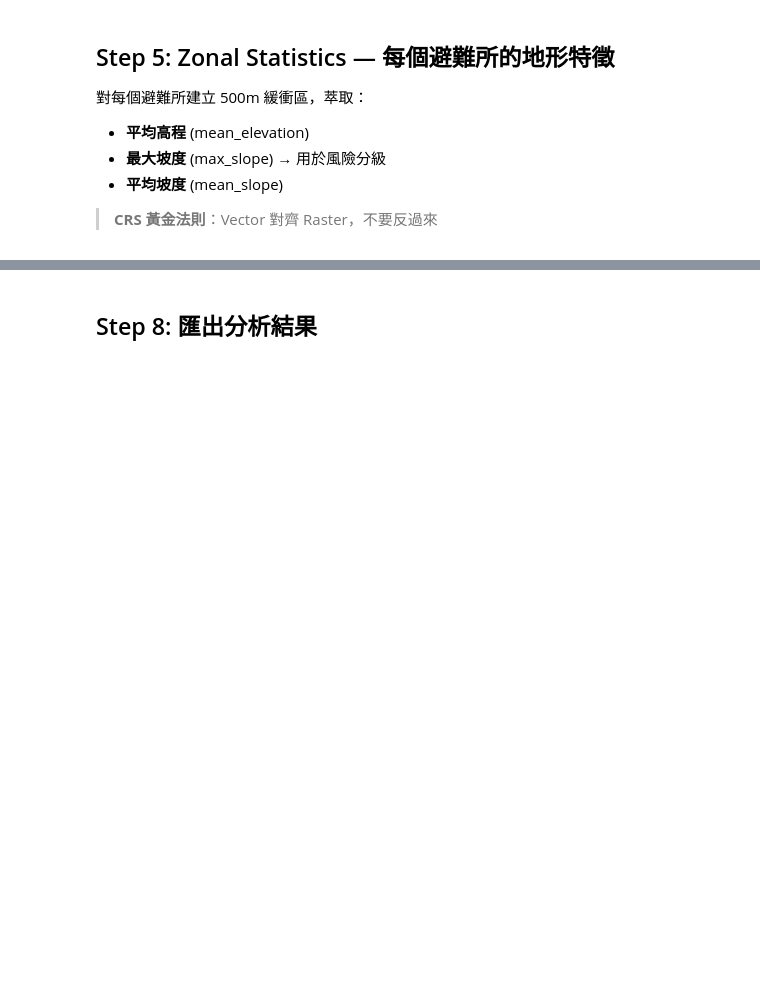
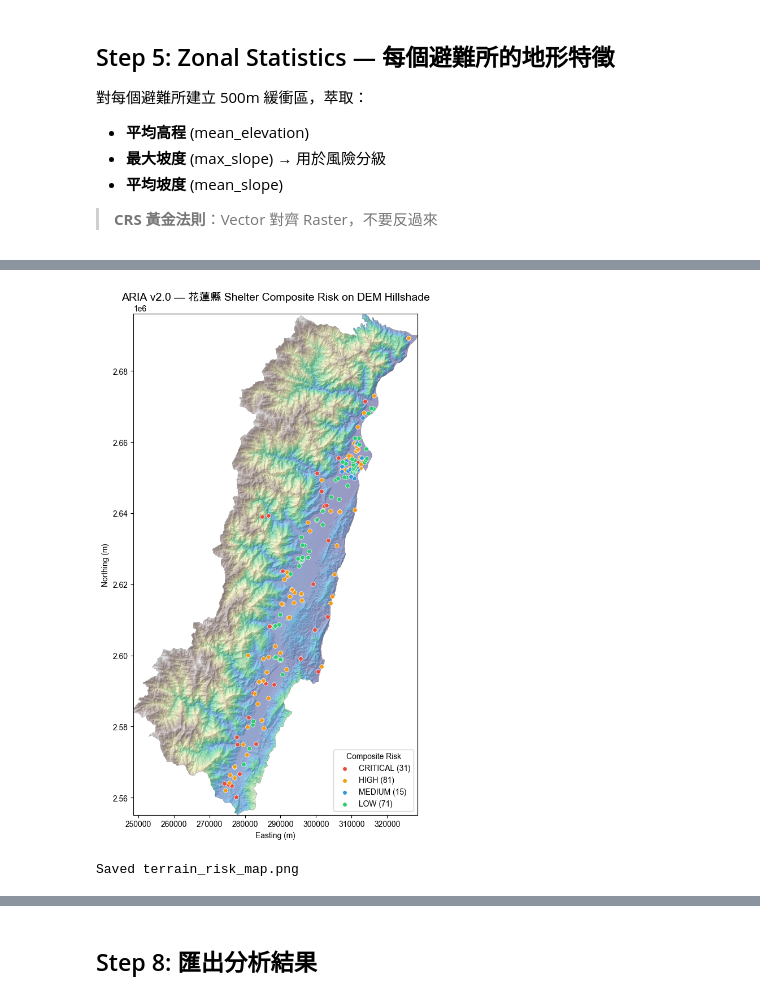
Before and after one commit to SianQQQ/week4-ARIA-v2, a Jupyter notebook: ARIA_v2.ipynb, the cells around one changed output, grey strips where cells are left out. Saved outputs shown, nothing was run; the diff lists cells and outputs as text; code cells hidden in the pictures; blank space fills up the shorter version.

```diff
--- a/ARIA_v2.ipynb
+++ b/ARIA_v2.ipynb
@@ -59,6 +73,14 @@ shelters = gpd.GeoDataFrame(shelters_raw[mask].reset_index(drop=True),
 print(f'避難所: {len(shelters)} 筆')
 
 shp_files = glob.glob('data/township/TOWN_MOI_*.shp')
+if not shp_files:
+    shp_files = glob.glob('../week3-ARIA/data/township/TOWN_MOI_*.shp')
 townships = gpd.read_file(shp_files[0]).to_crs(epsg=3826)
 townships['FULL_NAME'] = townships['COUNTYNAME'] + townships['TOWNNAME']
 print(f'鄉鎮市區界: {len(townships)} 區')
+
+# Sanity check: rivers cover target county
+county_boundary = townships[townships['COUNTYNAME'] == TARGET_COUNTY].dissolve()
+rivers_in_county = gpd.sjoin(rivers, county_boundary[['geometry']], predicate='intersects')
+print(f'\n⚡ 防呆檢查：河川面與{TARGET_COUNTY}交集：{len(rivers_in_county)} 筆')
+assert len(rivers_in_county) > 0, f'⚠️ 河川資料未涵蓋{TARGET_COUNTY}！'
@@ -207,43 +275,50 @@ shelters_h[['避難收容處所名稱', 'TOWNNAME', 'river_risk', 'terrain_risk'
 # %%
+# --- Clip DEM to Hualien ---
 hualien_dem_crs = hualien_boundary.to_crs(dem_crs_rio)
 dem_clip = rioxarray.open_rasterio(DEM_PATH).rio.clip(hualien_dem_crs.geometry, hualien_dem_crs.crs)
 nodata_v = dem_clip.rio.nodata
 elev_arr = dem_clip.values[0].astype(np.float64)
 if nodata_v is not None:
     elev_arr[elev_arr == nodata_v] = np.nan
 
 dy2, dx2 = np.gradient(elev_arr, pixel_size)
 slope_arr = np.degrees(np.arctan(np.sqrt(dx2**2 + dy2**2)))
 slope_arr[np.isnan(elev_arr)] = np.nan
 
-fig, axes = plt.subplots(1, 3, figsize=(20, 8))
+# Compute extent for imshow
+bounds = dem_clip.rio.bounds()
+extent = [bounds[0], bounds[2], bounds[1], bounds[3]]
 
-im1 = axes[0].imshow(elev_arr, cmap='terrain', vmin=0, vmax=3500)
-axes[0].set_title('Elevation (m)', fontsize=14, fontweight='bold')
-plt.colorbar(im1, ax=axes[0], shrink=0.6, label='m')
-axes[0].axis('off')
+# Hillshade
+ls = LightSource(azdeg=315, altdeg=45)
+elev_filled = np.where(np.isnan(elev_arr), 0, elev_arr)
+hillshade = ls.hillshade(elev_filled, vert_exag=2, dx=pixel_size, dy=pixel_size)
+hillshade[np.isnan(elev_arr)] = np.nan
 
-im2 = axes[1].imshow(slope_arr, cmap='YlOrRd', vmin=0, vmax=60)
-axes[1].set_title('Slope (degrees)', fontsize=14, fontweight='bold')
-plt.colorbar(im2, ax=axes[1], shrink=0.6, label='deg')
-axes[1].axis('off')
+# Shelter positions in DEM CRS
+shelters_plot = shelters_h.to_crs(dem_crs_rio)
+risk_colors = {'CRITICAL': '#e74c3c', 'HIGH': '#f39c12', 'MEDIUM': '#3498db', 'LOW': '#2ecc71'}
 
-risk_r = np.full_like(slope_arr, np.nan)
-risk_r[slope_arr <= 15] = 1
-risk_r[(slope_arr > 15) & (slope_arr <= 30)] = 2
-risk_r[slope_arr > 30] = 3
-risk_cmap = ListedColormap(['#2ecc71', '#f39c12', '#e74c3c'])
-axes[2].imshow(risk_r, cmap=risk_cmap, vmin=1, vmax=3)
-axes[2].set_title('Slope Risk', fontsize=14, fontweight='bold')
-axes[2].legend(handles=[
-    Patch(facecolor='#2ecc71', label='LOW (0-15 deg)'),
-    Patch(facecolor='#f39c12', label='MEDIUM (15-30 deg)'),
-    Patch(facecolor='#e74c3c', label='HIGH (>30 deg)')
-], loc='lower right', fontsize=9)
-axes[2].axis('off')
+# --- Figure 1: DEM hillshade + shelter risk overlay ---
+fig, ax = plt.subplots(figsize=(12, 10))
+ax.imshow(hillshade, cmap='gray', extent=extent, origin='upper', alpha=0.7)
+ax.imshow(elev_arr, cmap='terrain', extent=extent, origin='upper', alpha=0.4, vmin=0, vmax=3500)
 
-plt.suptitle(f'ARIA v2.0 - {TARGET_COUNTY} Terrain Intelligence', fontsize=16, fontweight='bold', y=1.02)
+for risk, color in risk_colors.items():
+    subset = shelters_plot[shelters_plot['composite_risk'] == risk]
+    if len(subset) > 0:
+        ax.scatter(subset.geometry.x, subset.geometry.y, c=color, label=f'{risk} ({len(subset)})',
+                   s=30, edgecolors='white', linewidths=0.5, zorder=5)
+
+ax.set_title(f'ARIA v2.0 — {TARGET_COUNTY} Shelter Composite Risk on DEM Hillshade',
+             fontsize=14, fontweight='bold')
+ax.legend(loc='lower right', fontsize=10, title='Composite Risk')
+ax.set_xlabel('Easting (m)')
+ax.set_ylabel('Northing (m)')
 plt.tight_layout()
 plt.savefig('terrain_risk_map.png', dpi=150, bbox_inches='tight')
 plt.show()
 print('Saved terrain_risk_map.png')
+# %% [output]
+[figure, added]
+Saved terrain_risk_map.png
```
Also changed, not shown: parts of 11 cells of this notebook, 5 other files.
